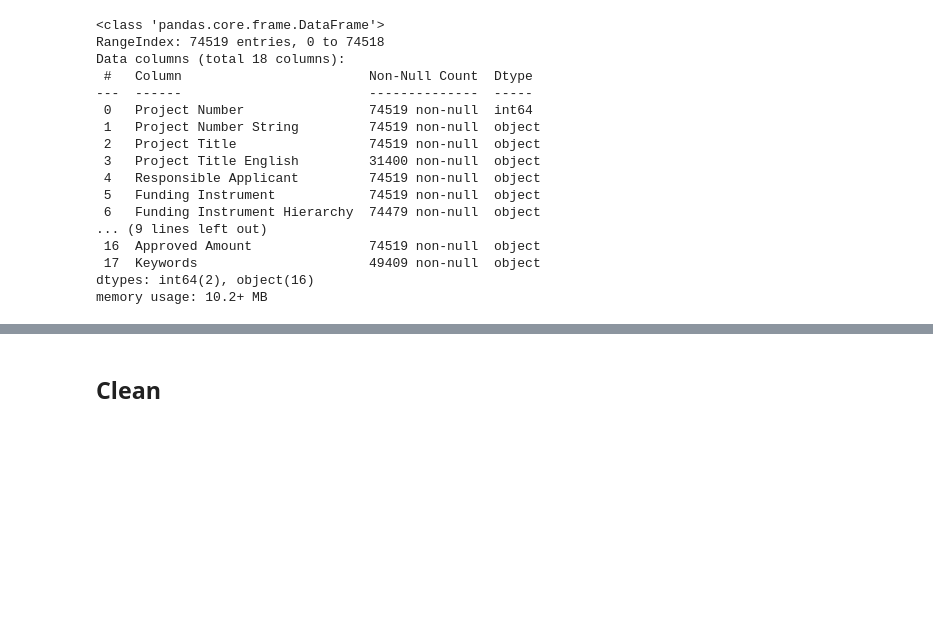
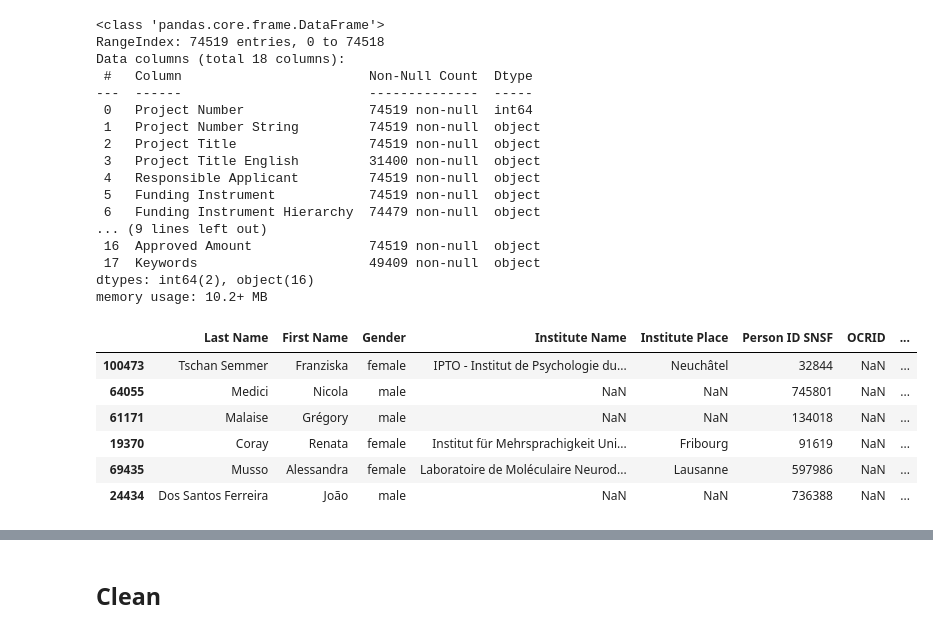
Before and after one commit to zambujo/p3data, a Jupyter notebook: wrangle.ipynb, the cells around one changed output, grey strips where cells are left out. Cells and saved outputs as stored; diff of their text form; code cells hidden in the pictures; blank space fills up the shorter version.

Commit message:
first round of quality issues
next define corresponding cleaning issues in github

```diff
--- a/wrangle.ipynb
+++ b/wrangle.ipynb
@@ -34,0 +35,2 @@ grants = pd.read_csv("rawdata/P3_GrantExport.csv", sep=';')
+# %%
+people = pd.read_csv('rawdata/P3_PersonExport.csv', sep=';')
@@ -64,3 +72,13 @@ Data columns (total 18 columns):
  17  Keywords                      49409 non-null  object
 dtypes: int64(2), object(16)
 memory usage: 10.2+ MB
+# %%
+people.sample(6)
+# %% [output]
+|  | Last Name | First Name | Gender | Institute Name | Institute Place | Person ID SNSF | OCRID | ... |
+| 100473 | Tschan Semmer | Franziska | female | IPTO - Institut de Psychologie du... | Neuchâtel | 32844 | NaN | ... |
+| 64055 | Medici | Nicola | male | NaN | NaN | 745801 | NaN | ... |
+| 61171 | Malaise | Grégory | male | NaN | NaN | 134018 | NaN | ... |
+| 19370 | Coray | Renata | female | Institut für Mehrsprachigkeit Uni... | Fribourg | 91619 | NaN | ... |
+| 69435 | Musso | Alessandra | female | Laboratoire de Moléculaire Neurod... | Lausanne | 597986 | NaN | ... |
+| 24434 | Dos Santos Ferreira | João | male | NaN | NaN | 736388 | NaN | ... |
```
Also changed, not shown: parts of 20 cells of this notebook.
